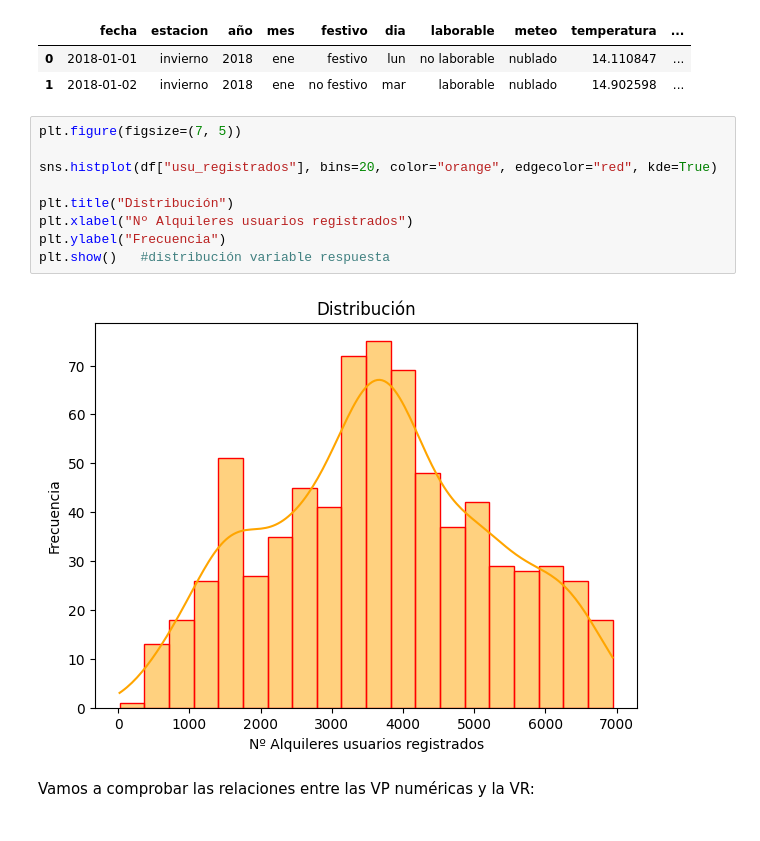
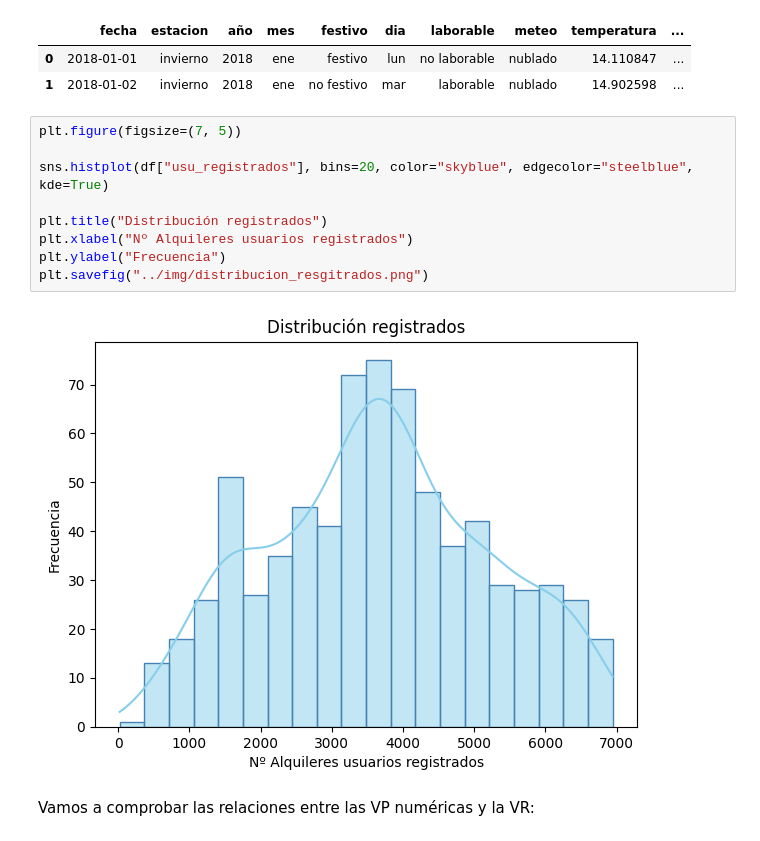
Before and after one commit to GriselleAlanis/project-da-promoE-module3-team1, a Jupyter notebook: Modelo_1_registrados/Visualizaciones_reg.ipynb, the cells around one changed output. Saved outputs shown, nothing was run; the diff lists cells and outputs as text.

Commit message:
Actualizamos con estandarización hecha y colores de gráficos unificados

```diff
--- a/Modelo_1_registrados/Visualizaciones_reg.ipynb
+++ b/Modelo_1_registrados/Visualizaciones_reg.ipynb
@@ -20,14 +20,14 @@ df.head(2)
 # %%
 plt.figure(figsize=(7, 5))
 
-sns.histplot(df["usu_registrados"], bins=20, color="orange", edgecolor="red", kde=True)
+sns.histplot(df["usu_registrados"], bins=20, color="skyblue", edgecolor="steelblue", kde=True)
 
-plt.title("Distribución")
+plt.title("Distribución registrados")
 plt.xlabel("Nº Alquileres usuarios registrados")
 plt.ylabel("Frecuencia")
-plt.show()   #distribución variable respuesta
+plt.savefig("../img/distribucion_resgitrados.png")
 # %% [output]
-[figure, old version]
+[figure, new version]
 # %% [markdown]
 Vamos a comprobar las relaciones entre las VP numéricas y la VR:
 # %%
```
Also changed, not shown: parts of 6 cells of this notebook, 25 other files.
